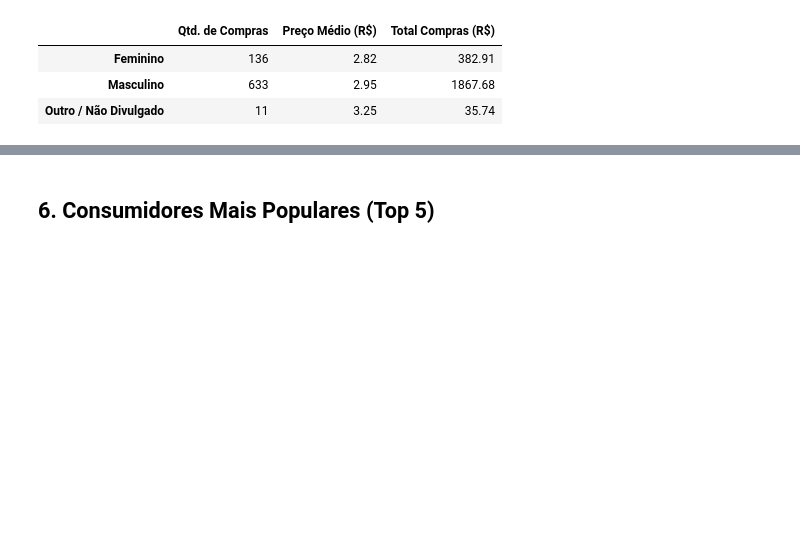
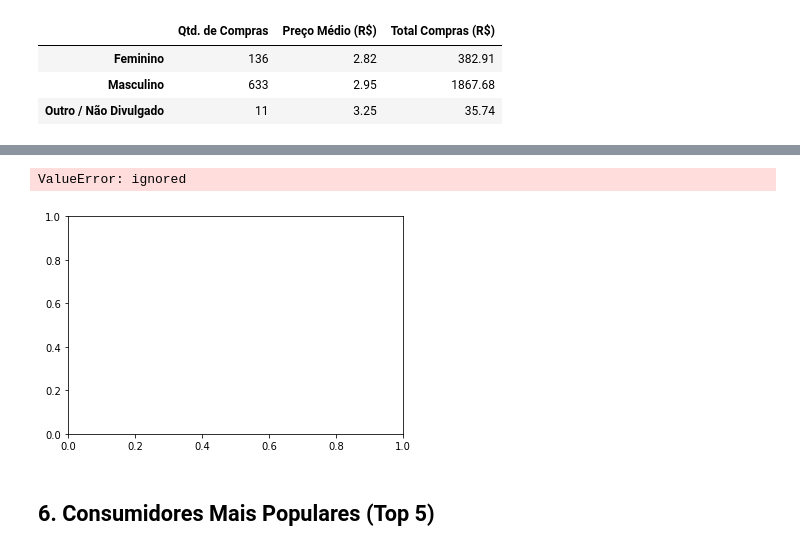
Before and after one commit to ralsouza/python_fundamentos, a Jupyter notebook: src/05_desafio/05_missao05.ipynb, the cells around one changed output, grey strips where cells are left out. Drawn from its saved outputs; the diff is of its cells as text; code cells hidden in the pictures; blank space fills up the shorter version.

```diff
--- a/src/05_desafio/05_missao05.ipynb
+++ b/src/05_desafio/05_missao05.ipynb
@@ -276,3 +311,8 @@ analise_compras
+# %%
+plot =
+# %% [output]
+ValueError: ignored
+[figure, added]
 # %% [markdown]
 ## **6. Consumidores Mais Populares (Top 5)**
 # %%
```
Also changed, not shown: parts of 5 cells of this notebook.
